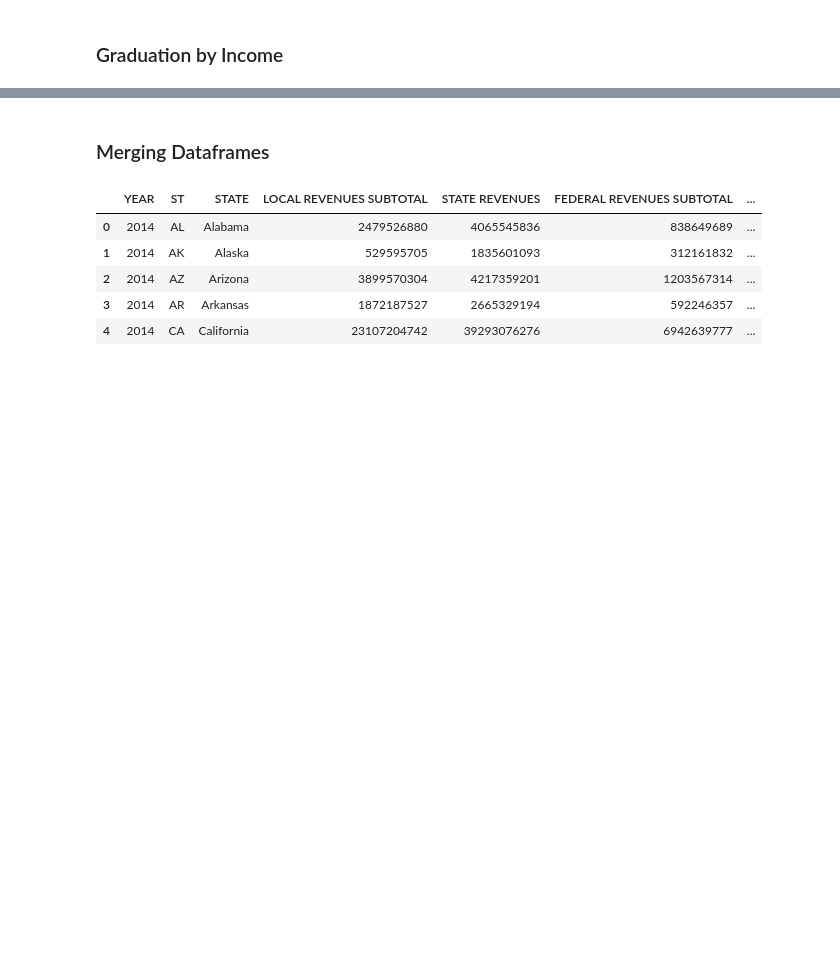
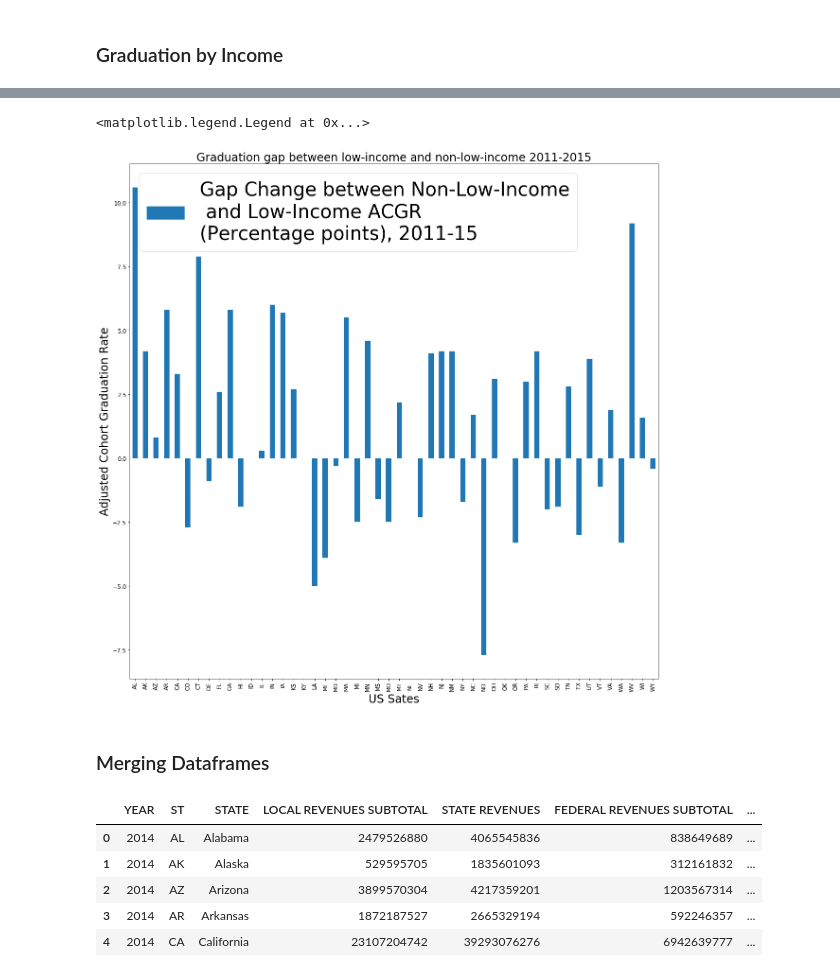
Before and after one commit to jelizalo/project-one, a Jupyter notebook: ProjectMaster.ipynb, the cells around one changed output, grey strips where cells are left out. Saved outputs shown, nothing was run; the diff lists cells and outputs as text; code cells hidden in the pictures; blank space fills up the shorter version.

```diff
--- a/ProjectMaster.ipynb
+++ b/ProjectMaster.ipynb
@@ -276,9 +372,13 @@ df.head()
 # %%
-# df.plot(x="Abb", y="Gap Change between Non-Low-Income\n and Low-Income ACGR\n(Percentage points), 2011-15", kind="bar", figsize=(20,20), fontsize=12)
+gh.plot(x="Abb", y='Gap Change between Non-Low-Income\n and Low-Income ACGR\n(Percentage points), 2011-15', kind="bar", figsize=(20,20), fontsize=12)
 
-# plt.title('Adjusted Cohort Graduation Rate (ACGR) by State, Percent Low-Income, ACGR Low-Income,ACGR Estimated Non-Low-Income, Gap between Low-Income and Non-Low-Income, and Gap Change 2011-2015')
-# plt.xlabel('US Sates', size=18)
-# plt.ylabel('Adjusted Cohort Graduation Rate',size=18)
+plt.title('Graduation gap between low-income and non-low-income 2011-2015', size = 24)
+plt.xlabel('US Sates', size=24)
+plt.ylabel('Adjusted Cohort Graduation Rate',size=24)
+plt.legend(loc=0, prop={'size': 40})
+# %% [output]
+<matplotlib.legend.Legend at 0x...>
+[figure, added]
 # %% [markdown]
 ### Merging Dataframes ###
 # %%
```
Also changed, not shown: parts of 30 cells of this notebook.
